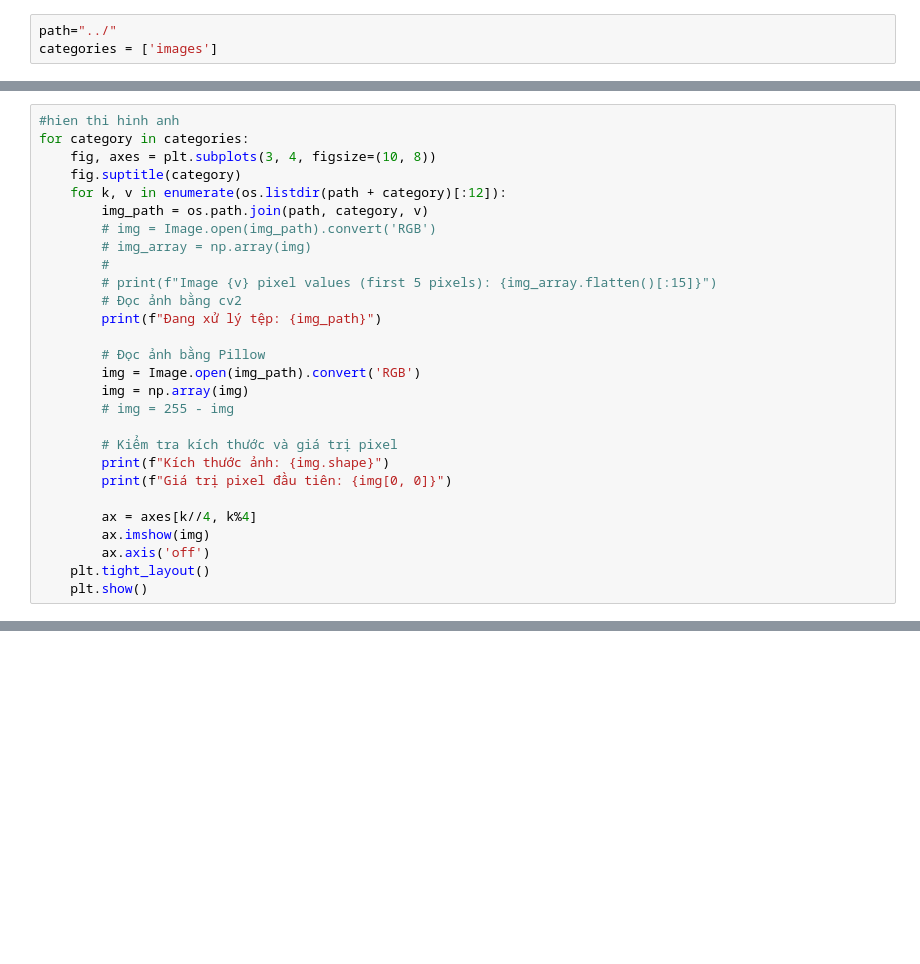
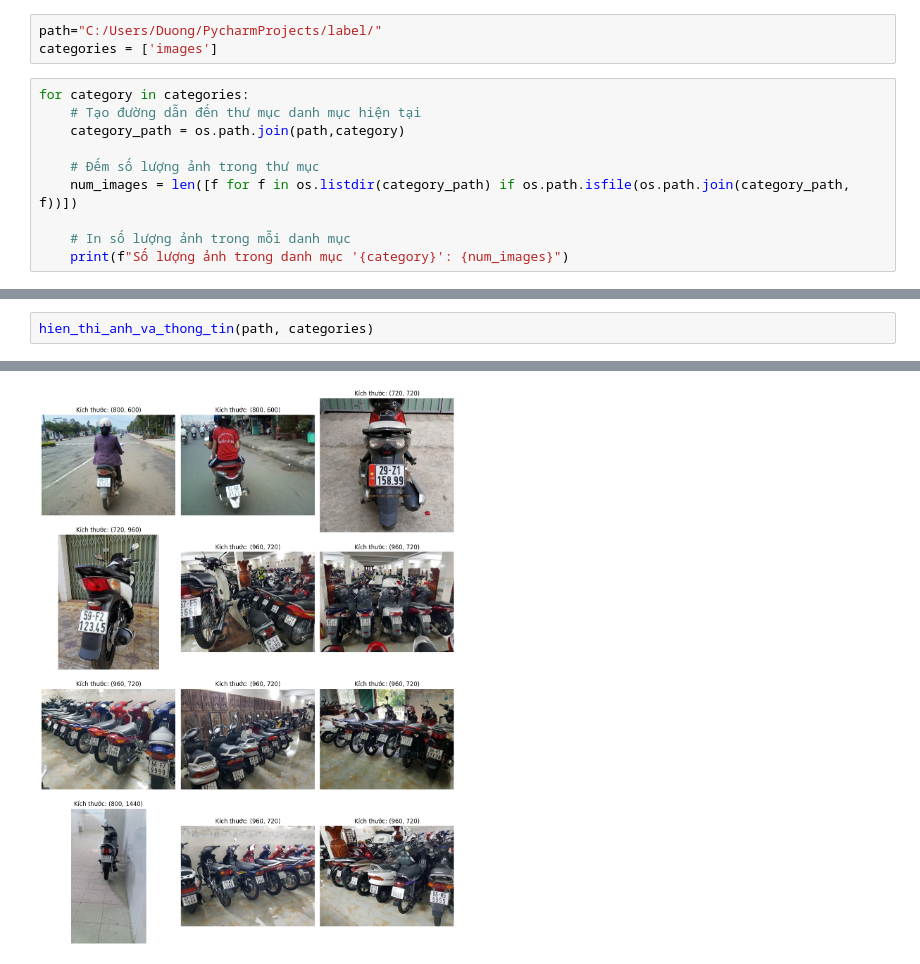
Before and after one commit to nduongctu/recognition_plate, a Jupyter notebook: data.ipynb, the cells around one changed output, grey strips where cells are left out. Saved outputs shown, nothing was run; the diff lists cells and outputs as text; blank space fills up the shorter version.

```diff
--- a/data.ipynb
+++ b/data.ipynb
@@ -8,3 +9,13 @@ import cv2
 # %%
-path="../"
+path="C:/Users/Duong/PycharmProjects/label/"
 categories = ['images']
+# %%
+for category in categories:
+    # Tạo đường dẫn đến thư mục danh mục hiện tại
+    category_path = os.path.join(path,category)
+
+    # Đếm số lượng ảnh trong thư mục
+    num_images = len([f for f in os.listdir(category_path) if os.path.isfile(os.path.join(category_path, f))])
+
+    # In số lượng ảnh trong mỗi danh mục
+    print(f"Số lượng ảnh trong danh mục '{category}': {num_images}")
@@ -11,28 +53,3 @@ categories = ['images']
 # %%
-#hien thi hinh anh
-for category in categories:
-    fig, axes = plt.subplots(3, 4, figsize=(10, 8))
-    fig.suptitle(category)
-    for k, v in enumerate(os.listdir(path + category)[:12]):
-        img_path = os.path.join(path, category, v)
-        # img = Image.open(img_path).convert('RGB')
-        # img_array = np.array(img)
-        #
-        # print(f"Image {v} pixel values (first 5 pixels): {img_array.flatten()[:15]}")
-        # Đọc ảnh bằng cv2
-        print(f"Đang xử lý tệp: {img_path}")
-
-        # Đọc ảnh bằng Pillow
-        img = Image.open(img_path).convert('RGB')
-        img = np.array(img)
-        # img = 255 - img
-
-        # Kiểm tra kích thước và giá trị pixel
-        print(f"Kích thước ảnh: {img.shape}")
-        print(f"Giá trị pixel đầu tiên: {img[0, 0]}")
-
-        ax = axes[k//4, k%4]
-        ax.imshow(img)
-        ax.axis('off')
-    plt.tight_layout()
-    plt.show()
+hien_thi_anh_va_thong_tin(path, categories)
+# %% [output]
@@ -38,0 +73 @@ for category in categories:
+[figure, added]
```
Also changed, not shown: parts of 4 cells of this notebook, 5 other files.
